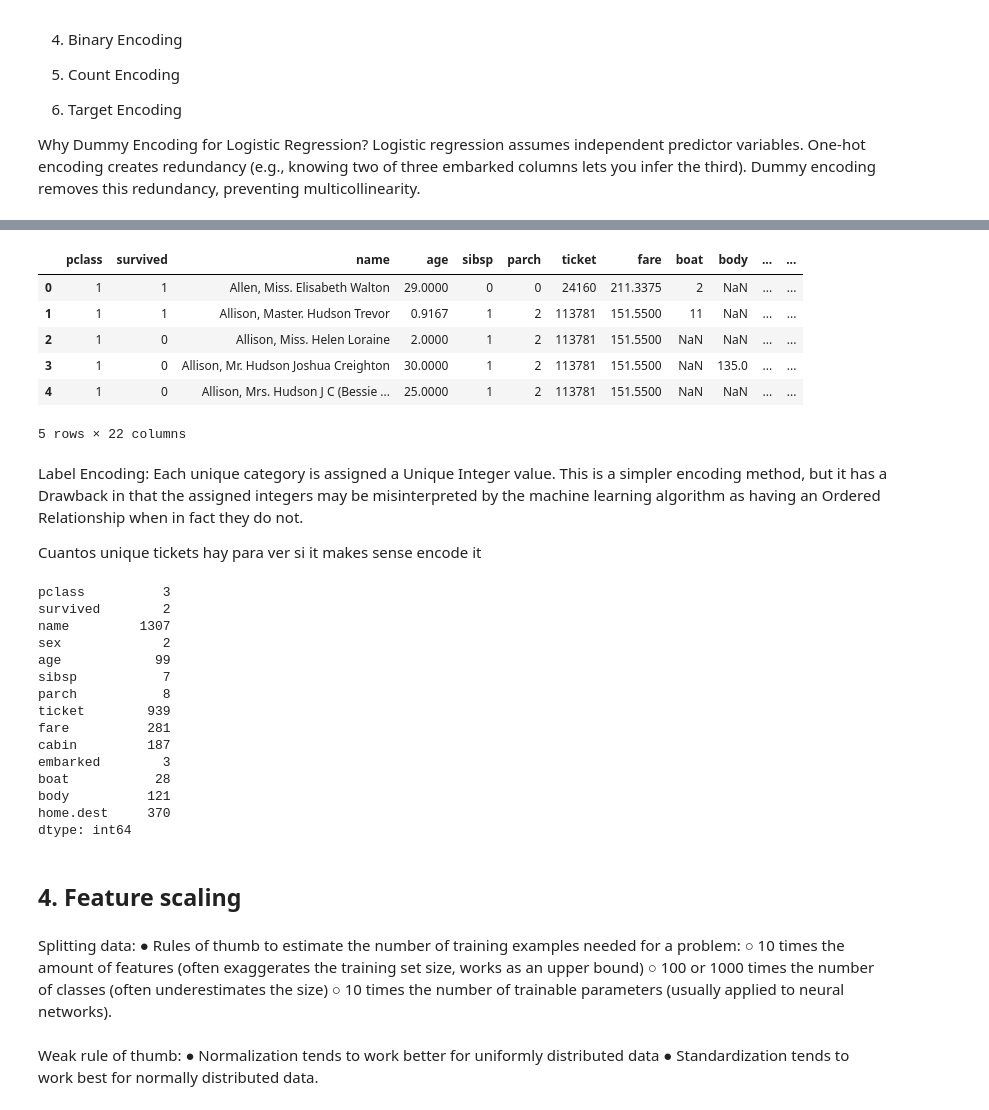
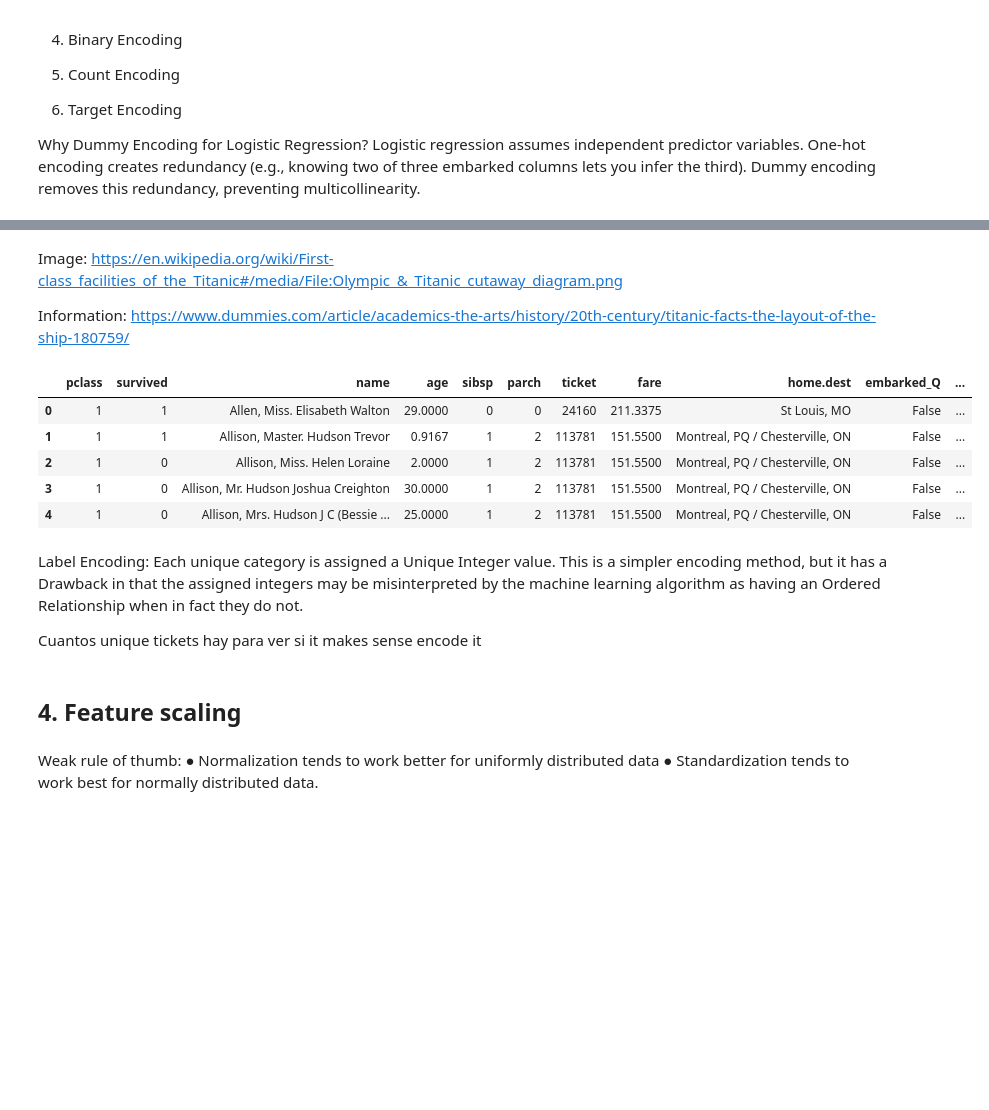
Before and after one commit to fedecaselli/ML-fundamentals-2025, a Jupyter notebook: AssignmentI/assignment_1_<Federica_Caselli[Caselli]>.ipynb, the cells around one changed output, grey strips where cells are left out. Saved outputs shown, nothing was run; the diff lists cells and outputs as text; code cells hidden in the pictures; blank space fills up the shorter version.

```diff
--- a/AssignmentI/assignment_1_<Federica_Caselli[Caselli]>.ipynb
+++ b/AssignmentI/assignment_1_<Federica_Caselli[Caselli]>.ipynb
@@ -460,3 +560,10 @@ Age-> mean
-# %%
-mean_age = df['age'].mean()
-df['age'] = df['age'].fillna(mean_age)
+# %%
+mean_age_female = df[df['sex'] == 'female']['age'].mean()
+mean_age_male = df[df['sex'] == 'male']['age'].mean()
+
+# Replace missing values with respective mean values
+df.loc[(df['sex'] == 'female') & (df['age'].isnull()), 'age'] = mean_age_female
+df.loc[(df['sex'] == 'male') & (df['age'].isnull()), 'age'] = mean_age_male
+
+# Check if there are any remaining missing values
+df['age'].isnull().sum()
@@ -590,13 +761,16 @@ df = pd.get_dummies(df, columns=["cabin"], drop_first=True)
+# %% [markdown]
+Image: https://en.wikipedia.org/wiki/First-class_facilities_of_the_Titanic#/media/File:Olympic_&_Titanic_cutaway_diagram.png
+
+Information: https://www.dummies.com/article/academics-the-arts/history/20th-century/titanic-facts-the-layout-of-the-ship-180759/
 # %%
-df.head(5)
+df.head()
 # %% [output]
-|  | pclass | survived | name | age | sibsp | parch | ticket | fare | boat | body | ... | ... |
-| 0 | 1 | 1 | Allen, Miss. Elisabeth Walton | 29.0000 | 0 | 0 | 24160 | 211.3375 | 2 | NaN | ... | ... |
-| 1 | 1 | 1 | Allison, Master. Hudson Trevor | 0.9167 | 1 | 2 | 113781 | 151.5500 | 11 | NaN | ... | ... |
-| 2 | 1 | 0 | Allison, Miss. Helen Loraine | 2.0000 | 1 | 2 | 113781 | 151.5500 | NaN | NaN | ... | ... |
-| 3 | 1 | 0 | Allison, Mr. Hudson Joshua Creighton | 30.0000 | 1 | 2 | 113781 | 151.5500 | NaN | 135.0 | ... | ... |
-| 4 | 1 | 0 | Allison, Mrs. Hudson J C (Bessie ... | 25.0000 | 1 | 2 | 113781 | 151.5500 | NaN | NaN | ... | ... |
+|  | pclass | survived | name | age | sibsp | parch | ticket | fare | home.dest | embarked_Q | ... |
+| 0 | 1 | 1 | Allen, Miss. Elisabeth Walton | 29.0000 | 0 | 0 | 24160 | 211.3375 | St Louis, MO | False | ... |
+| 1 | 1 | 1 | Allison, Master. Hudson Trevor | 0.9167 | 1 | 2 | 113781 | 151.5500 | Montreal, PQ / Chesterville, ON | False | ... |
+| 2 | 1 | 0 | Allison, Miss. Helen Loraine | 2.0000 | 1 | 2 | 113781 | 151.5500 | Montreal, PQ / Chesterville, ON | False | ... |
+| 3 | 1 | 0 | Allison, Mr. Hudson Joshua Creighton | 30.0000 | 1 | 2 | 113781 | 151.5500 | Montreal, PQ / Chesterville, ON | False | ... |
+| 4 | 1 | 0 | Allison, Mrs. Hudson J C (Bessie ... | 25.0000 | 1 | 2 | 113781 | 151.5500 | Montreal, PQ / Chesterville, ON | False | ... |
-5 rows × 22 columns
 # %% [markdown]
 Label Encoding:
 Each unique category is assigned a Unique Integer value.
@@ -604,32 +778,8 @@ This is a simpler encoding method, but it has a Drawback in that the assigned in
 
 
 Cuantos unique tickets hay para ver si it makes sense encode it
-# %%
-df.nunique()
-# %% [output]
-pclass          3
-survived        2
-name         1307
-sex             2
-age            99
-sibsp           7
-parch           8
-ticket        939
-fare          281
-cabin         187
-embarked        3
-boat           28
-body          121
-home.dest     370
-dtype: int64
 # %% [markdown]
 ## 4. Feature scaling
-# %% [markdown]
-Splitting data:
-● Rules of thumb to estimate the number of training examples needed for a problem:
-○ 10 times the amount of features (often exaggerates the training set size, works as an upper bound)
-○ 100 or 1000 times the number of classes (often underestimates the size)
-○ 10 times the number of trainable parameters (usually applied to neural networks).
 # %% [markdown]
 Weak rule of thumb:
 ● Normalization tends to work better for uniformly distributed data
```
Also changed, not shown: parts of 111 cells of this notebook.
